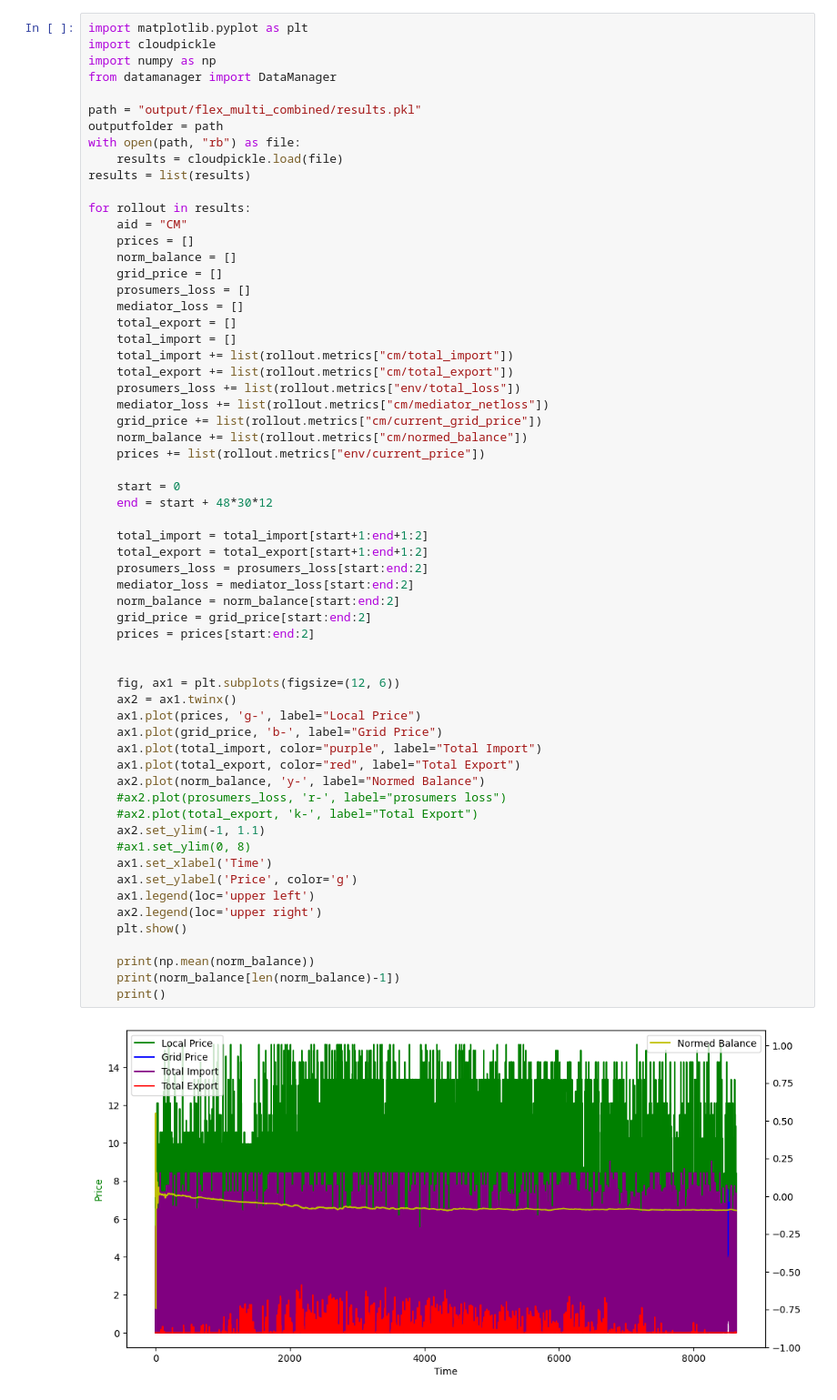
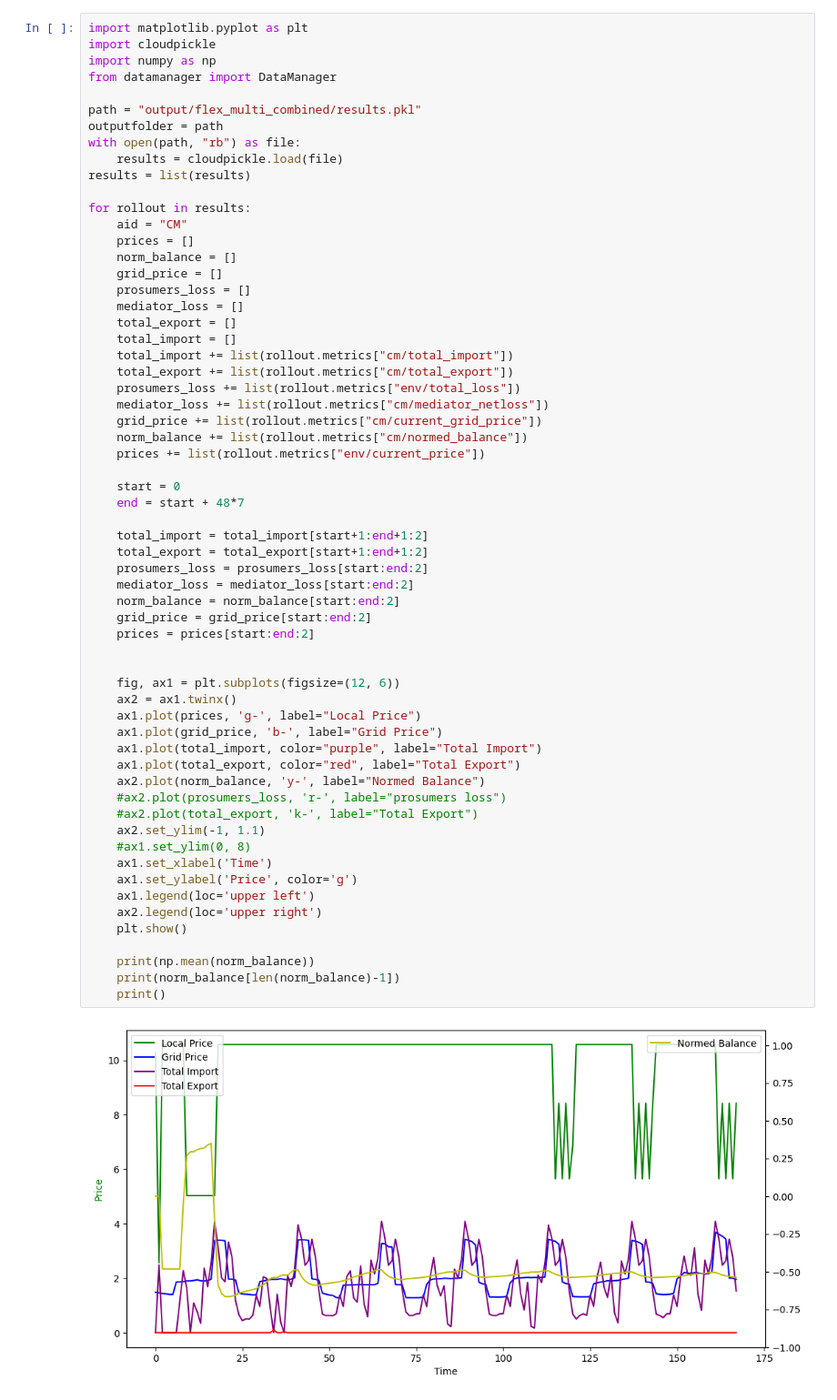
Before and after one commit to antonhlenander/CommunityFlex, a Jupyter notebook: plotting_balanceonly.ipynb, the cells around one changed output. Shown at 91% size. Drawn from its saved outputs; the diff is of its cells as text.

```diff
--- a/plotting_balanceonly.ipynb
+++ b/plotting_balanceonly.ipynb
@@ -28,36 +28,36 @@ for rollout in results:
     prices += list(rollout.metrics["env/current_price"])
 
     start = 0
-    end = start + 48*30*12
+    end = start + 48*7
 
     total_import = total_import[start+1:end+1:2]
     total_export = total_export[start+1:end+1:2]
     prosumers_loss = prosumers_loss[start:end:2]
     mediator_loss = mediator_loss[start:end:2]
     norm_balance = norm_balance[start:end:2]
     grid_price = grid_price[start:end:2]
     prices = prices[start:end:2]
 
 
     fig, ax1 = plt.subplots(figsize=(12, 6))
     ax2 = ax1.twinx()
     ax1.plot(prices, 'g-', label="Local Price")
     ax1.plot(grid_price, 'b-', label="Grid Price")
     ax1.plot(total_import, color="purple", label="Total Import")
     ax1.plot(total_export, color="red", label="Total Export")
     ax2.plot(norm_balance, 'y-', label="Normed Balance")
     #ax2.plot(prosumers_loss, 'r-', label="prosumers loss")
     #ax2.plot(total_export, 'k-', label="Total Export")
     ax2.set_ylim(-1, 1.1)
     #ax1.set_ylim(0, 8)
     ax1.set_xlabel('Time')
     ax1.set_ylabel('Price', color='g')
     ax1.legend(loc='upper left')
     ax2.legend(loc='upper right')
     plt.show()
 
     print(np.mean(norm_balance))
     print(norm_balance[len(norm_balance)-1])
     print()
 # %% [output]
-[figure, old version]
+[figure, new version]
```
Also changed, not shown: parts of 2 cells of this notebook, 5 other files.
